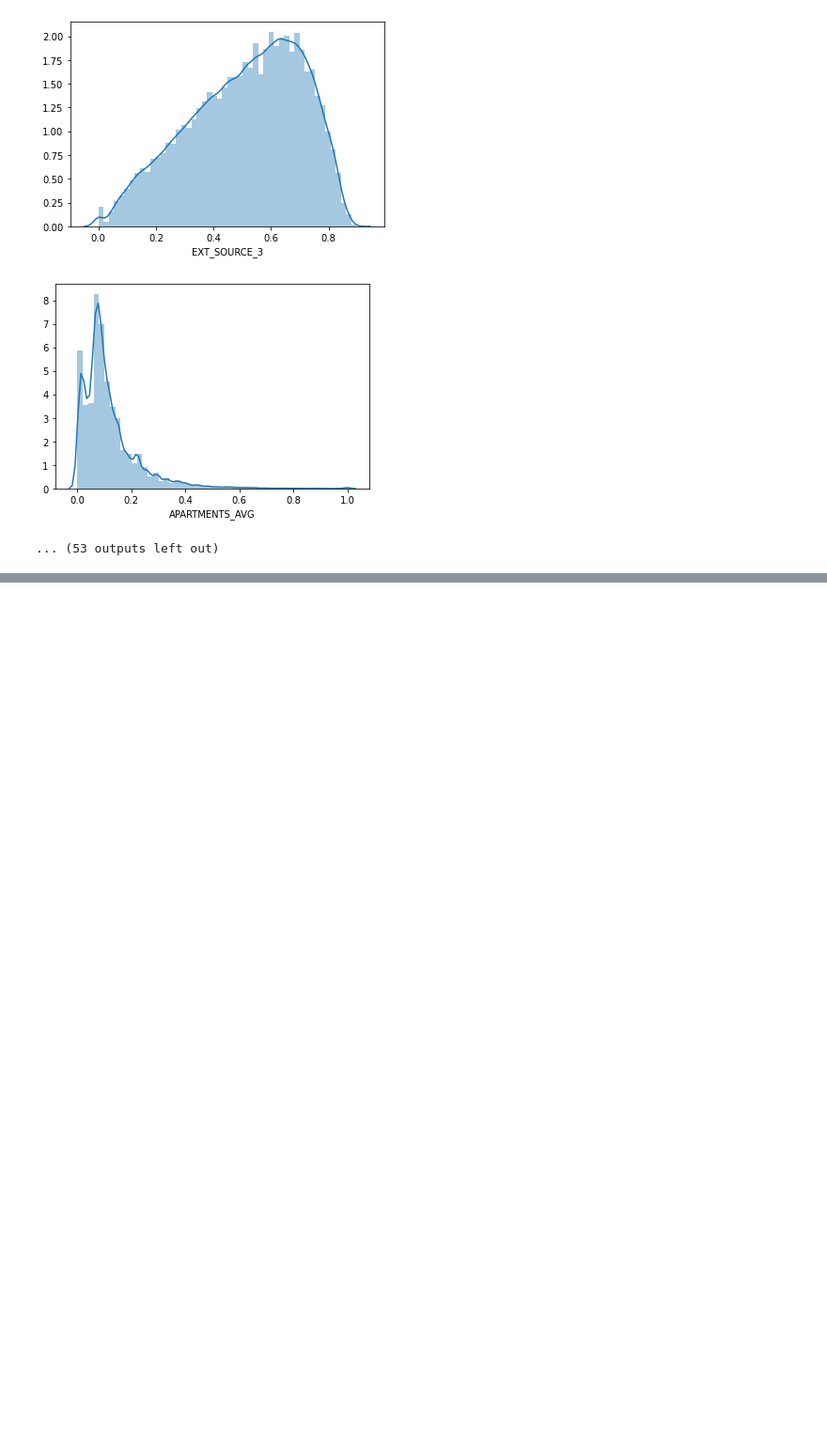
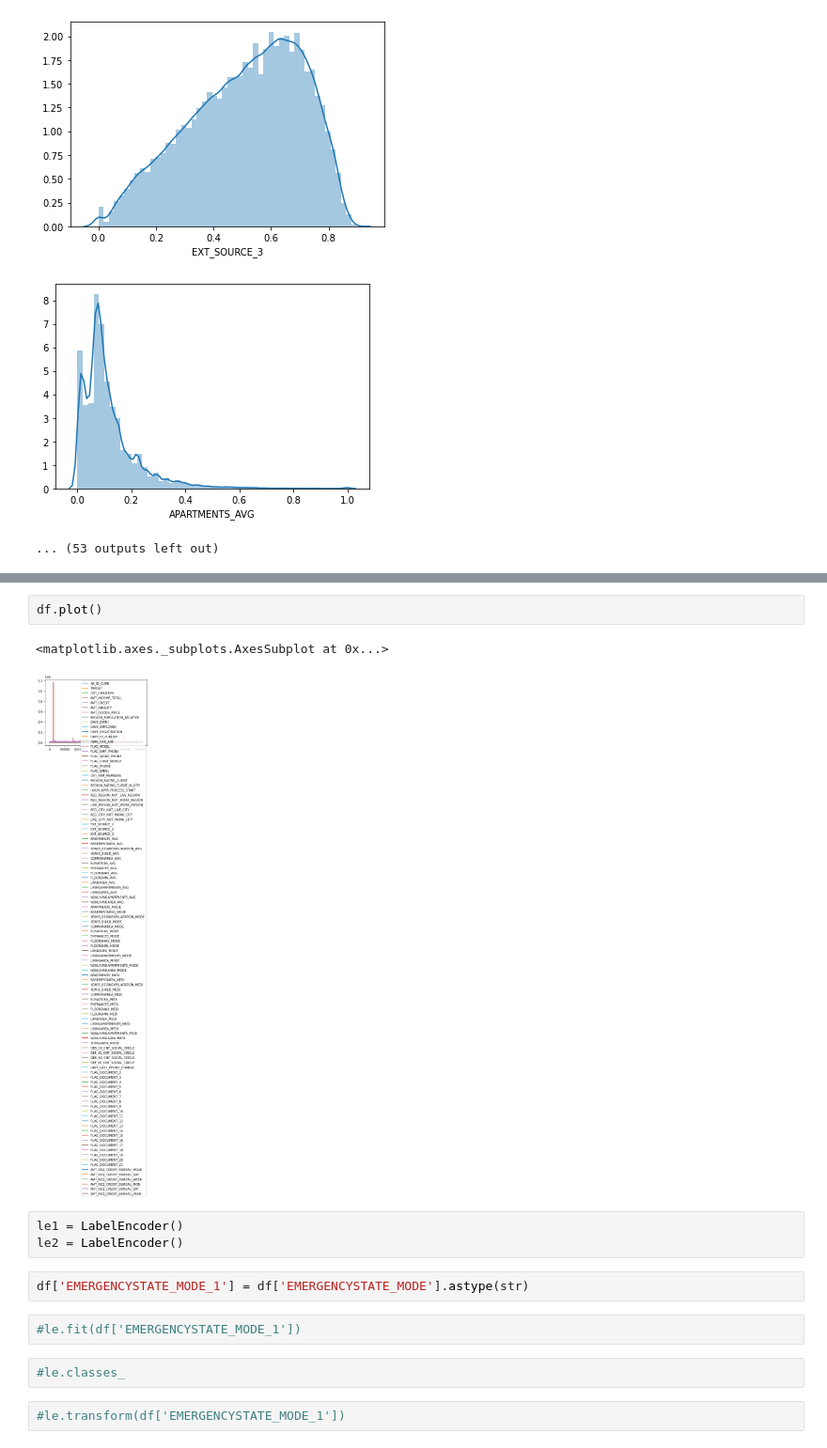
Before and after one commit to jiangwei4/HomeCreditML, a Jupyter notebook: HomeCreditML.ipynb, the cells around one changed output, grey strips where cells are left out. Shown at 94% size. Saved outputs shown, nothing was run; the diff lists cells and outputs as text; blank space fills up the shorter version.

Commit message:
'nan_labelencoder'

```diff
--- a/HomeCreditML.ipynb
+++ b/HomeCreditML.ipynb
@@ -97,0 +106,16 @@ EMERGENCYSTATE_MODE--------------------- => ['No' nan 'Yes']
+# %%
+df.plot()
+# %% [output]
+<matplotlib.axes._subplots.AxesSubplot at 0x...>
+[figure, added]
+# %%
+le1 = LabelEncoder()
+le2 = LabelEncoder()
+# %%
+df['EMERGENCYSTATE_MODE_1'] = df['EMERGENCYSTATE_MODE'].astype(str)
+# %%
+#le.fit(df['EMERGENCYSTATE_MODE_1'])
+# %%
+#le.classes_
+# %%
+#le.transform(df['EMERGENCYSTATE_MODE_1'])
```
Also changed, not shown: parts of 9 cells of this notebook.
